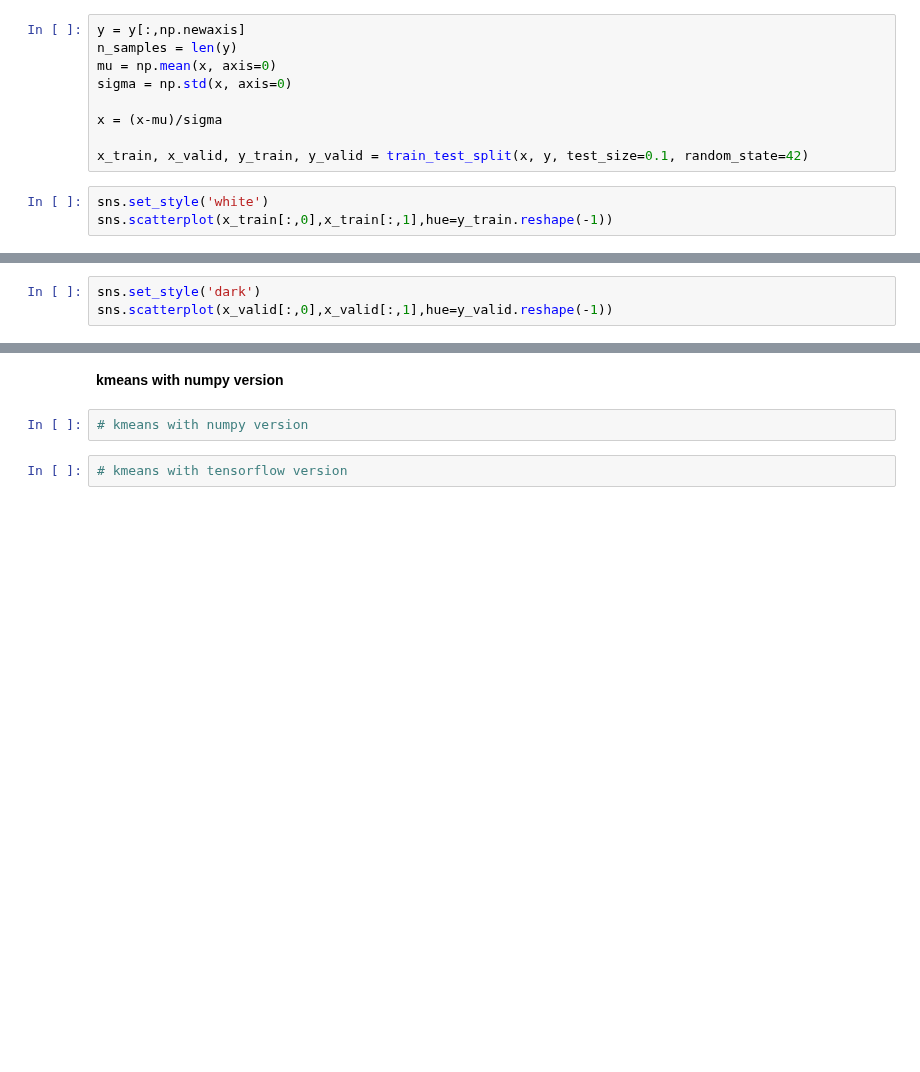
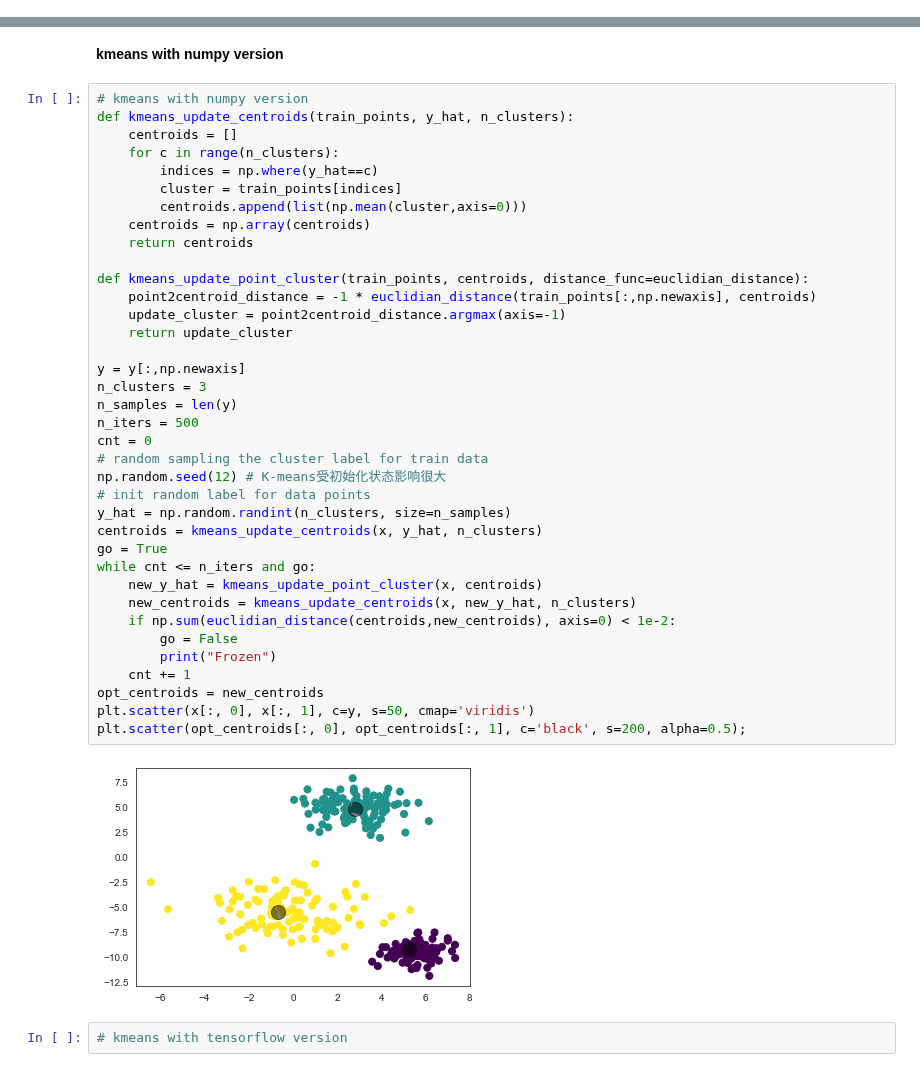
Before and after one commit to xiaolouge123/howtodo, a Jupyter notebook: examples/htd_ml/simple_model_with_python_numpy_tf_pytorch.ipynb, the cells around one changed output, grey strips where cells are left out. Drawn from its saved outputs; the diff is of its cells as text; blank space fills up the shorter version.

```diff
--- a/examples/htd_ml/simple_model_with_python_numpy_tf_pytorch.ipynb
+++ b/examples/htd_ml/simple_model_with_python_numpy_tf_pytorch.ipynb
@@ -398,12 +400,0 @@ sns.scatterplot(x[:,0],x[:,1],hue=y.reshape(-1));
-# %%
-y = y[:,np.newaxis]
-n_samples = len(y)
-mu = np.mean(x, axis=0)
-sigma = np.std(x, axis=0)
-
-x = (x-mu)/sigma
-
-x_train, x_valid, y_train, y_valid = train_test_split(x, y, test_size=0.1, random_state=42)
-# %%
-sns.set_style('white')
-sns.scatterplot(x_train[:,0],x_train[:,1],hue=y_train.reshape(-1))
@@ -413,3 +400,0 @@ sns.scatterplot(x_train[:,0],x_train[:,1],hue=y_train.reshape(-1))
-# %%
-sns.set_style('dark')
-sns.scatterplot(x_valid[:,0],x_valid[:,1],hue=y_valid.reshape(-1))
@@ -420,8 +402,45 @@ sns.scatterplot(x_valid[:,0],x_valid[:,1],hue=y_valid.reshape(-1))
 # kmeans with pure python version
 # %% [markdown]
 **kmeans with numpy version**
-# %%
-# kmeans with numpy version
+# %%
+# kmeans with numpy version
+def kmeans_update_centroids(train_points, y_hat, n_clusters):
+    centroids = []
+    for c in range(n_clusters):
+        indices = np.where(y_hat==c)
+        cluster = train_points[indices]
+        centroids.append(list(np.mean(cluster,axis=0)))
+    centroids = np.array(centroids)
+    return centroids
+
+def kmeans_update_point_cluster(train_points, centroids, distance_func=euclidian_distance):
+    point2centroid_distance = -1 * euclidian_distance(train_points[:,np.newaxis], centroids)
+    update_cluster = point2centroid_distance.argmax(axis=-1)
+    return update_cluster
+
+y = y[:,np.newaxis]
+n_clusters = 3
+n_samples = len(y)
+n_iters = 500
+cnt = 0
+# random sampling the cluster label for train data
+np.random.seed(12) # K-means受初始化状态影响很大
+# init random label for data points
+y_hat = np.random.randint(n_clusters, size=n_samples)
+centroids = kmeans_update_centroids(x, y_hat, n_clusters)
+go = True
+while cnt <= n_iters and go:
+    new_y_hat = kmeans_update_point_cluster(x, centroids)
+    new_centroids = kmeans_update_centroids(x, new_y_hat, n_clusters)
+    if np.sum(euclidian_distance(centroids,new_centroids), axis=0) < 1e-2:
+        go = False
+        print("Frozen")
+    cnt += 1
+opt_centroids = new_centroids
+plt.scatter(x[:, 0], x[:, 1], c=y, s=50, cmap='viridis')
+plt.scatter(opt_centroids[:, 0], opt_centroids[:, 1], c='black', s=200, alpha=0.5);
+# %% [output]
+[figure, added]
 # %%
 # kmeans with tensorflow version
 # %%
```
Also changed, not shown: parts of 11 cells of this notebook.
